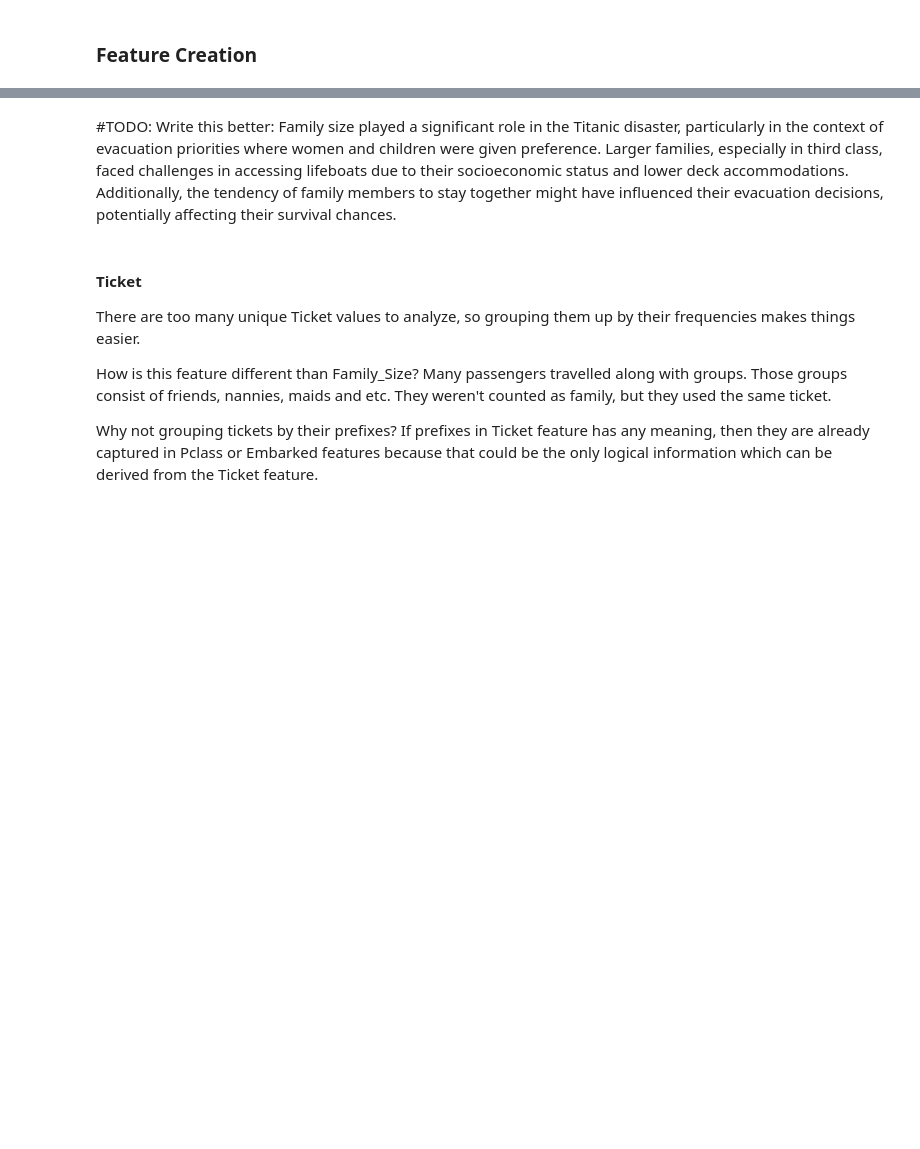
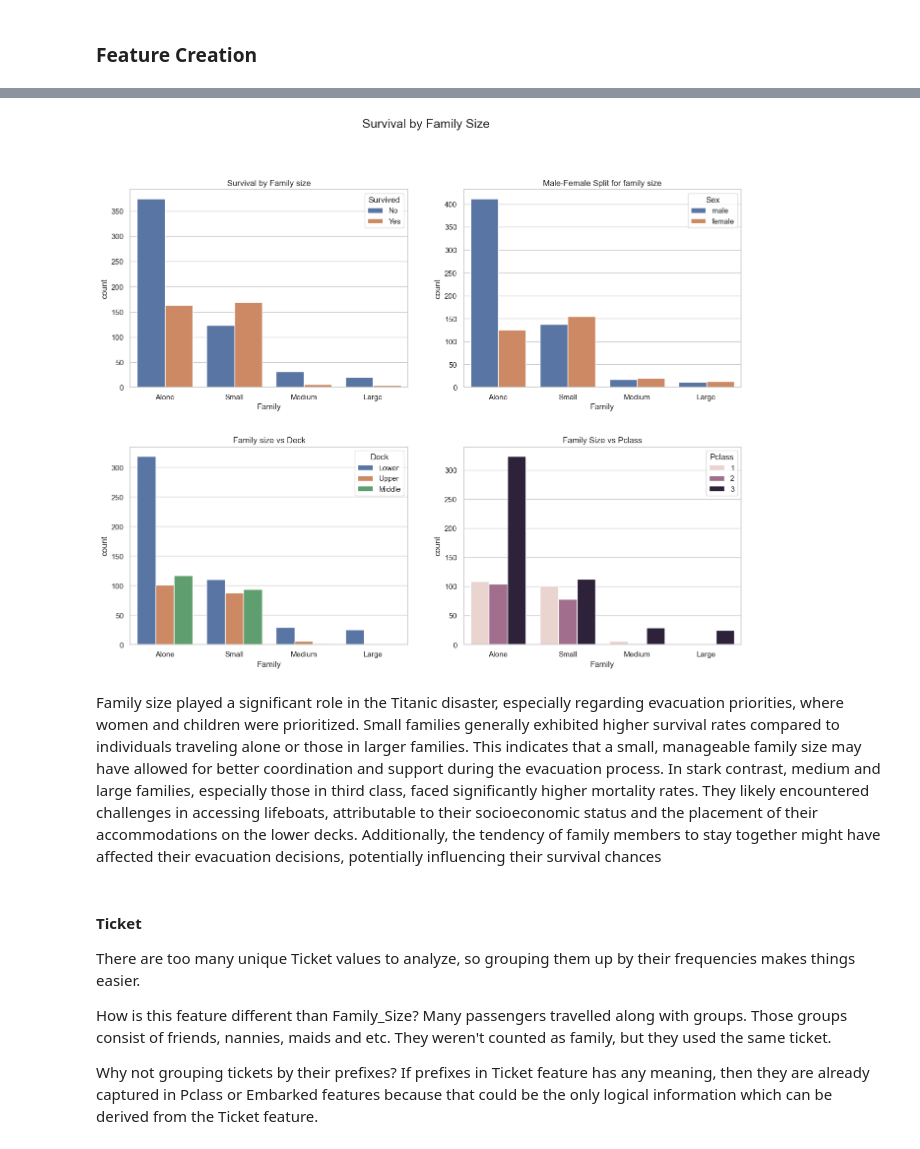
Before and after one commit to BuddyBent/Titanic, a Jupyter notebook: Titanic.ipynb, the cells around one changed output, grey strips where cells are left out. Saved outputs shown, nothing was run; the diff lists cells and outputs as text; code cells hidden in the pictures; blank space fills up the shorter version.

```diff
--- a/Titanic.ipynb
+++ b/Titanic.ipynb
@@ -1090,6 +1115,21 @@ for gender in train["Sex"].unique():
+# %%
+fig, ax = plt.subplots(2, 2, figsize=(16, 12))
+sns.countplot(data=train, x="Family", hue="Survived", ax=ax[0, 0])
+ax[0, 0].set_title("Survival by Family size")
+ax[0, 0].legend(["No", "Yes"], title="Survived")
+sns.countplot(data=train, x="Family", hue="Sex", ax=ax[0, 1])
+ax[0, 1].set_title("Male-Female Split for family size")
+sns.countplot(data=train, x="Family", hue="Deck", ax=ax[1, 0])
+ax[1, 0].set_title("Family size vs Deck")
+sns.countplot(data=train, x="Family", hue="Pclass", ax=ax[1, 1])
+ax[1, 1].set_title("Family Size vs Pclass")
+plt.subplots_adjust(wspace=0.2, hspace=0.3)
+plt.suptitle("Survival by Family Size", y=1, fontsize=18)
+plt.show()
+# %% [output]
+[figure, added]
 # %% [markdown]
-#TODO: Write this better:
-Family size played a significant role in the Titanic disaster, particularly in the context of evacuation priorities where women and children were given preference. Larger families, especially in third class, faced challenges in accessing lifeboats due to their socioeconomic status and lower deck accommodations. Additionally, the tendency of family members to stay together might have influenced their evacuation decisions, potentially affecting their survival chances.
+Family size played a significant role in the Titanic disaster, especially regarding evacuation priorities, where women and children were prioritized. Small families generally exhibited higher survival rates compared to individuals traveling alone or those in larger families. This indicates that a small, manageable family size may have allowed for better coordination and support during the evacuation process. In stark contrast, medium and large families, especially those in third class, faced significantly higher mortality rates. They likely encountered challenges in accessing lifeboats, attributable to their socioeconomic status and the placement of their accommodations on the lower decks. Additionally, the tendency of family members to stay together might have affected their evacuation decisions, potentially influencing their survival chances
 # %% [markdown]
 #### **Ticket**
 
```
Also changed, not shown: parts of 18 cells of this notebook.
